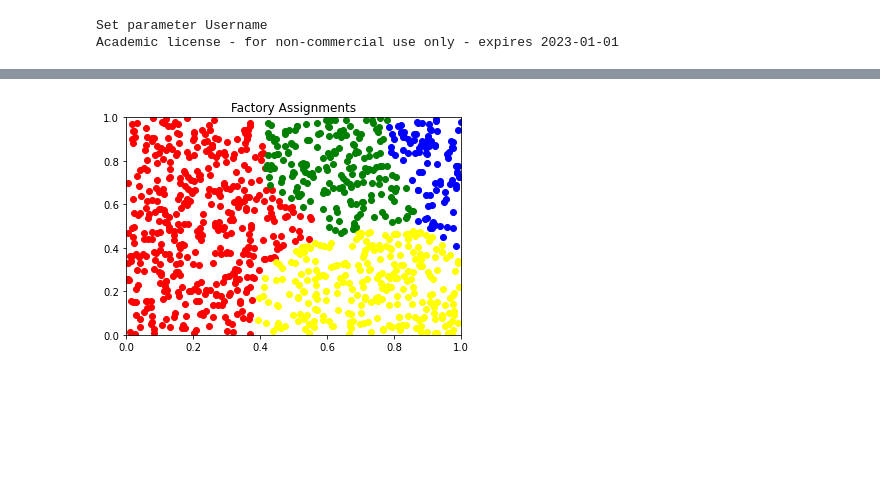
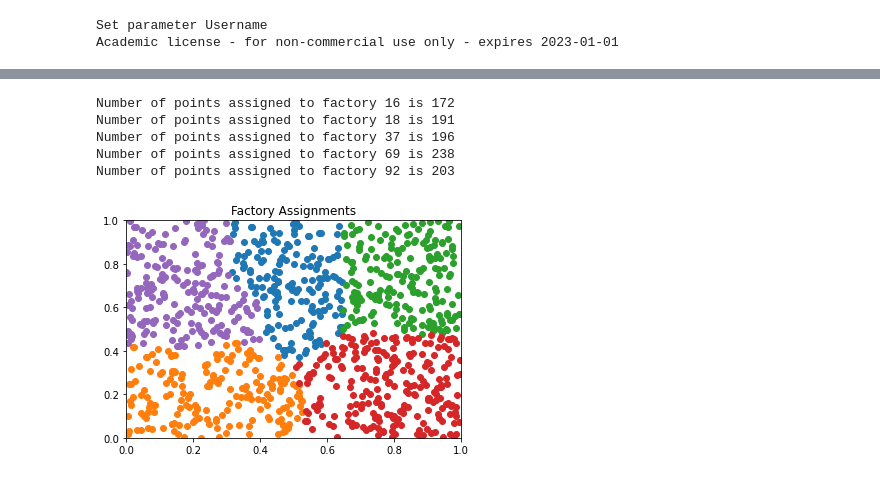
Before and after one commit to AustinLBuchanan/Location_Models, a Jupyter notebook: Gurobi_Uncapacitated_Facility_Location.ipynb, the cells around one changed output, grey strips where cells are left out. Drawn from its saved outputs; the diff is of its cells as text; code cells hidden in the pictures; blank space fills up the shorter version.

```diff
--- a/Gurobi_Uncapacitated_Facility_Location.ipynb
+++ b/Gurobi_Uncapacitated_Facility_Location.ipynb
@@ -120,18 +120,21 @@ plt.show()
 # %%
 # Draw the factory assignments
-pallette = ['red', 'yellow', 'green', 'blue', 'purple']
+plt.xlim(0,1)
+plt.ylim(0,1)
+plt.title('Factory Assignments')
 
 k = len(medians)
 for p in range(k):
     i = medians[p]
     assigned = [ j for j in dem if x[i,j].x > 0.5 ]
     assigned_x = [ dem_x[j] for j in assigned ]
     assigned_y = [ dem_y[j] for j in assigned ]
-    plt.scatter(assigned_x, assigned_y, color=pallette[p])
-
-plt.xlim(0,1)
-plt.ylim(0,1)
-plt.title('Factory Assignments')
-plt.show()
+    plt.scatter(assigned_x, assigned_y)
+    print("Number of points assigned to factory",i,"is",len(assigned))
 # %% [output]
+Number of points assigned to factory 16 is 172
+Number of points assigned to factory 18 is 191
+Number of points assigned to factory 37 is 196
+Number of points assigned to factory 69 is 238
+Number of points assigned to factory 92 is 203
-[figure, old version]
+[figure, new version]
```
Also changed, not shown: parts of 7 cells of this notebook, 7 other files.
